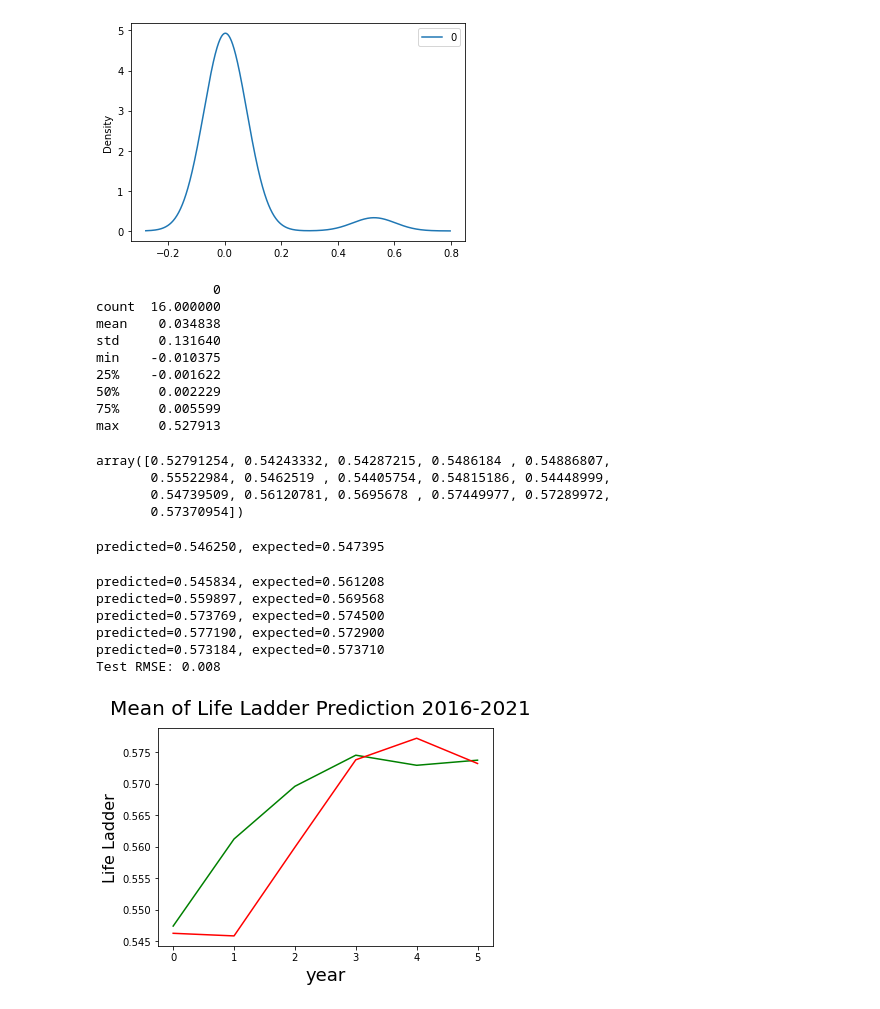
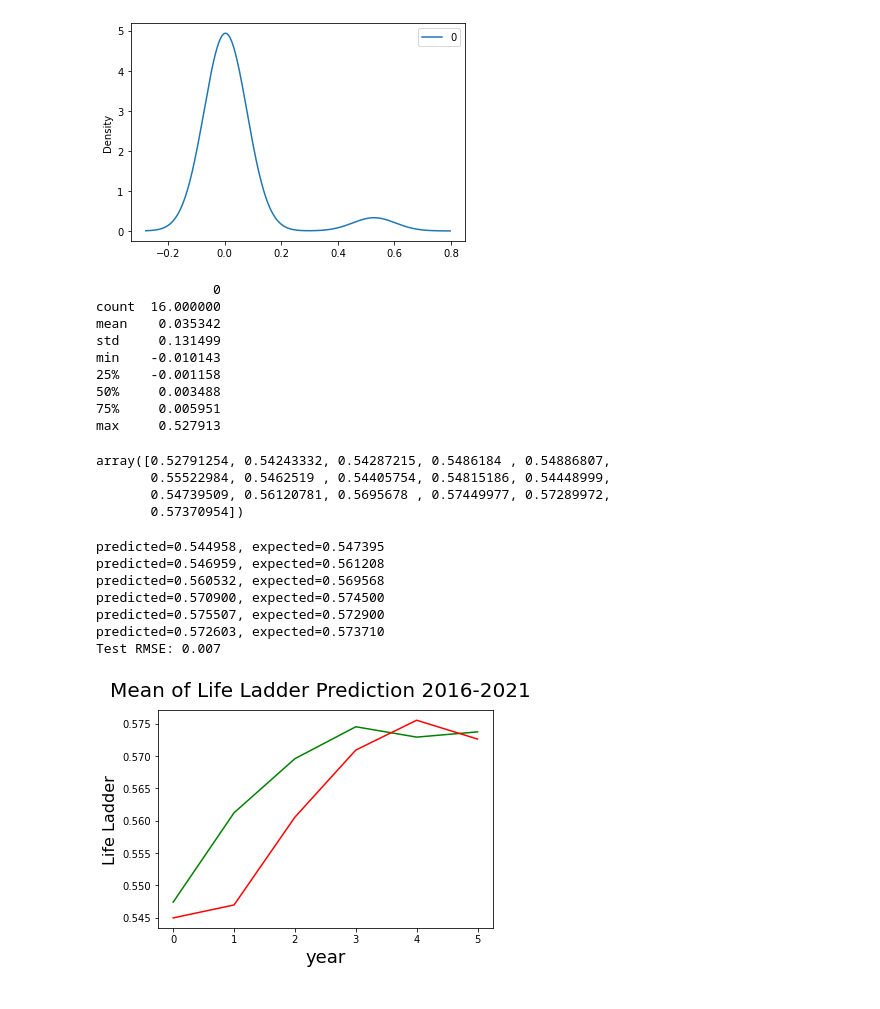
Before and after one commit to winggo12/DataAnalysis-WorldHappinessIndex, a Jupyter notebook: TimeSeries/TimeSeriesAnalysis.ipynb, the cells around one changed output. Drawn from its saved outputs; the diff is of its cells as text; code cells hidden in the pictures.

```diff
--- a/TimeSeries/TimeSeriesAnalysis.ipynb
+++ b/TimeSeries/TimeSeriesAnalysis.ipynb
@@ -108,7 +108,7 @@ d: The number of times that the raw observations are differenced, also called th
 q: The size of the moving average window, also called the order of moving average.
 # %%
 from statsmodels.tsa.arima.model import ARIMA
-model = ARIMA(avg, order=(2,1,0))
+model = ARIMA(avg, order=(1,1,0))
 model_fit = model.fit()
 # summary of fit model
 print(model_fit.summary())
@@ -172,12 +172,12 @@ print(residuals.describe())
 # %% [output]
                0
 count  16.000000
-mean    0.034838
-std     0.131640
-min    -0.010375
-25%    -0.001622
-50%     0.002229
-75%     0.005599
+mean    0.035342
+std     0.131499
+min    -0.010143
+25%    -0.001158
+50%     0.003488
+75%     0.005951
 max     0.527913
 # %%
 X = avg.values
@@ -191,38 +191,38 @@ array([0.52791254, 0.54243332, 0.54287215, 0.5486184 , 0.54886807,
 # %%
 from sklearn.metrics import mean_squared_error
 from math import sqrt
 # split into train and test sets
 size = int(len(X) * 0.66)
 train, test = X[0:size], X[size:len(X)]
 history = [x for x in train]
 predictions = list()
 # walk-forward validation
 for t in range(len(test)):
-	model = ARIMA(history, order=(2,1,0))
+	model = ARIMA(history, order=(1,1,0))
 	model_fit = model.fit()
 	output = model_fit.forecast()
 	yhat = output[0]
 	predictions.append(yhat)
 	obs = test[t]
 	history.append(obs)
 	print('predicted=%f, expected=%f' % (yhat, obs))
 # evaluate forecasts
 rmse = sqrt(mean_squared_error(test, predictions))
 print('Test RMSE: %.3f' % rmse)
 # plot forecasts against actual outcomes
 fig = plt.figure()
 fig.suptitle('Mean of Life Ladder Prediction 2016-2021', fontsize=20)
 plt.xlabel('year', fontsize=18)
 plt.ylabel('Life Ladder', fontsize=16)
 plt.plot(test, color='green')
 plt.plot(predictions, color='red')
 plt.show()
 # %% [output]
-predicted=0.546250, expected=0.547395
+predicted=0.544958, expected=0.547395
+predicted=0.546959, expected=0.561208
+predicted=0.560532, expected=0.569568
+predicted=0.570900, expected=0.574500
+predicted=0.575507, expected=0.572900
+predicted=0.572603, expected=0.573710
+Test RMSE: 0.007
-predicted=0.545834, expected=0.561208
-predicted=0.559897, expected=0.569568
-predicted=0.573769, expected=0.574500
-predicted=0.577190, expected=0.572900
-predicted=0.573184, expected=0.573710
-Test RMSE: 0.008
-[figure, old version]
+[figure, new version]
```
Also changed, not shown: parts of 2 cells of this notebook, 6 other files.
